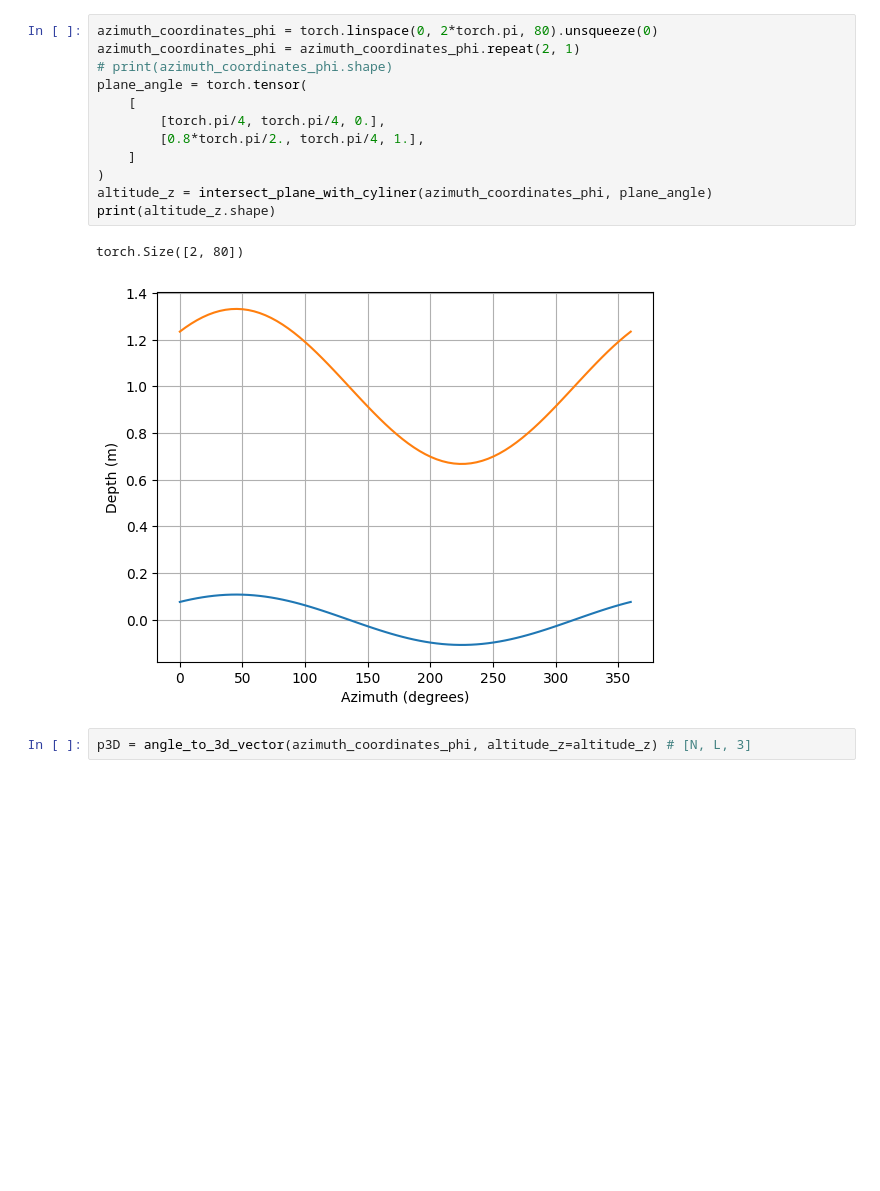
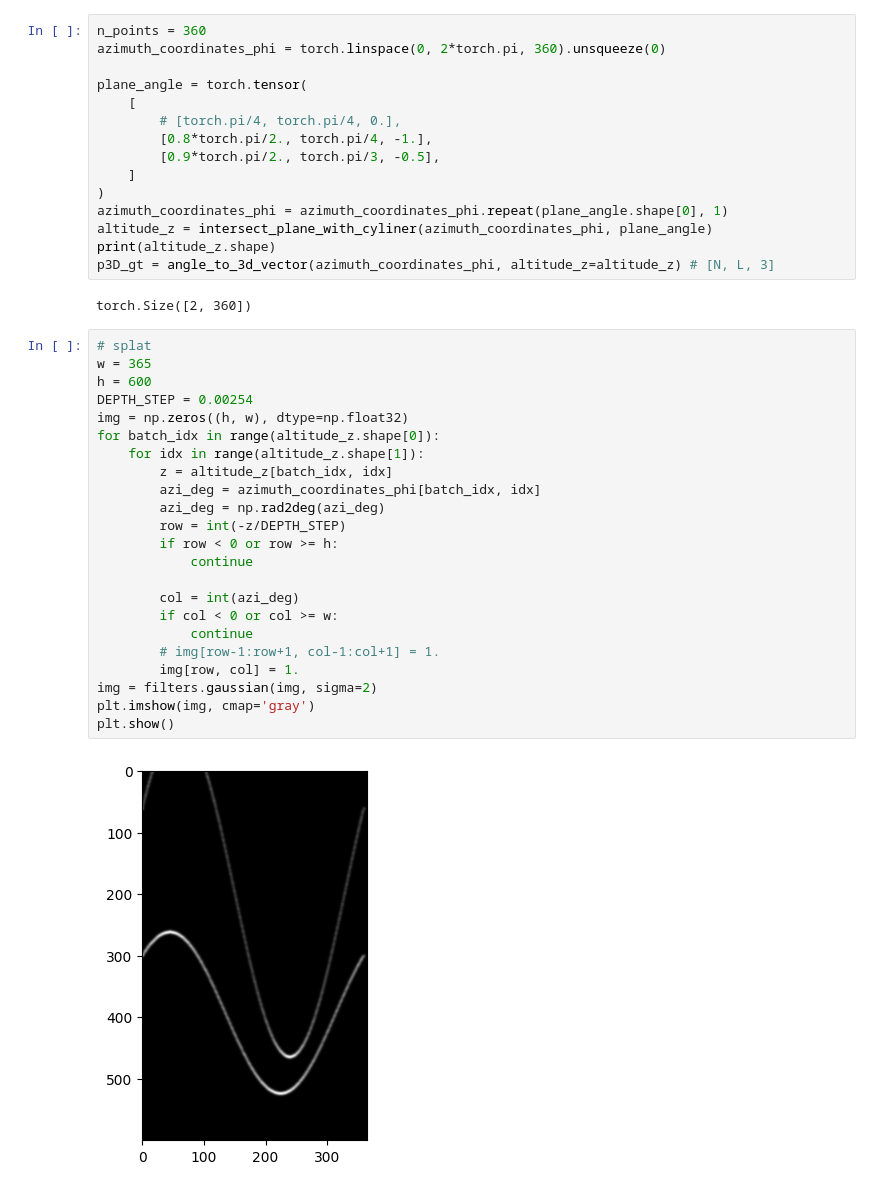
Before and after one commit to balthazarneveu/geosciences, a Jupyter notebook: TP_4/planes_synthesis.ipynb, the cells around one changed output. Saved outputs shown, nothing was run; the diff lists cells and outputs as text; blank space fills up the shorter version.

```diff
--- a/TP_4/planes_synthesis.ipynb
+++ b/TP_4/planes_synthesis.ipynb
@@ -4,19 +6,44 @@ import matplotlib.pyplot as plt
 %load_ext autoreload
 %autoreload 2
 # %%
-azimuth_coordinates_phi = torch.linspace(0, 2*torch.pi, 80).unsqueeze(0)
-azimuth_coordinates_phi = azimuth_coordinates_phi.repeat(2, 1)
-# print(azimuth_coordinates_phi.shape)
+n_points = 360
+azimuth_coordinates_phi = torch.linspace(0, 2*torch.pi, 360).unsqueeze(0)
+
 plane_angle = torch.tensor(
     [
-        [torch.pi/4, torch.pi/4, 0.],
-        [0.8*torch.pi/2., torch.pi/4, 1.],
+        # [torch.pi/4, torch.pi/4, 0.],
+        [0.8*torch.pi/2., torch.pi/4, -1.],
+        [0.9*torch.pi/2., torch.pi/3, -0.5],
     ]
 )
+azimuth_coordinates_phi = azimuth_coordinates_phi.repeat(plane_angle.shape[0], 1)
 altitude_z = intersect_plane_with_cyliner(azimuth_coordinates_phi, plane_angle)
 print(altitude_z.shape)
+p3D_gt = angle_to_3d_vector(azimuth_coordinates_phi, altitude_z=altitude_z) # [N, L, 3]
 # %% [output]
-torch.Size([2, 80])
+torch.Size([2, 360])
-[figure, removed]
-# %%
-p3D = angle_to_3d_vector(azimuth_coordinates_phi, altitude_z=altitude_z) # [N, L, 3]
+# %%
+# splat
+w = 365
+h = 600
+DEPTH_STEP = 0.00254
+img = np.zeros((h, w), dtype=np.float32)
+for batch_idx in range(altitude_z.shape[0]):
+    for idx in range(altitude_z.shape[1]):
+        z = altitude_z[batch_idx, idx]
+        azi_deg = azimuth_coordinates_phi[batch_idx, idx]
+        azi_deg = np.rad2deg(azi_deg)
+        row = int(-z/DEPTH_STEP)
+        if row < 0 or row >= h:
+            continue
+
+        col = int(azi_deg)
+        if col < 0 or col >= w:
+            continue
+        # img[row-1:row+1, col-1:col+1] = 1.
+        img[row, col] = 1.
+img = filters.gaussian(img, sigma=2)
+plt.imshow(img, cmap='gray')
+plt.show()
+# %% [output]
+[figure, added]
```
Also changed, not shown: parts of 8 cells of this notebook.
